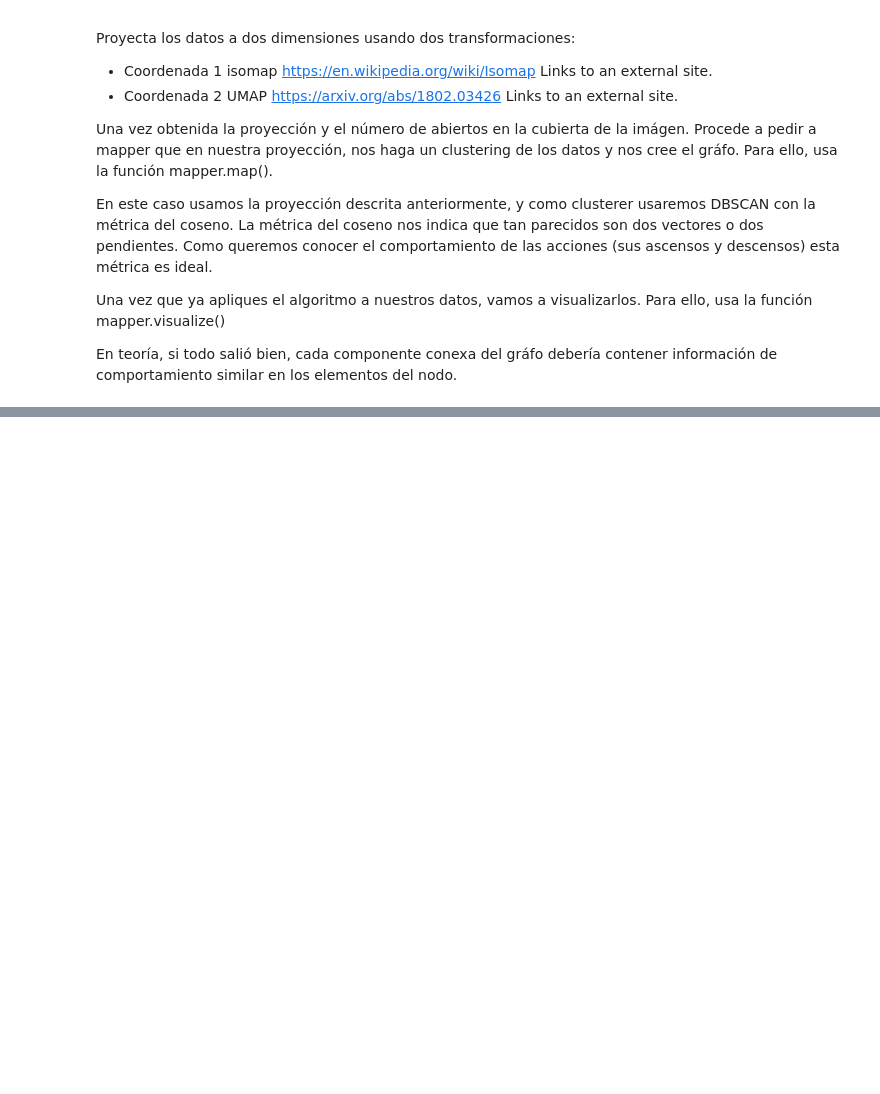
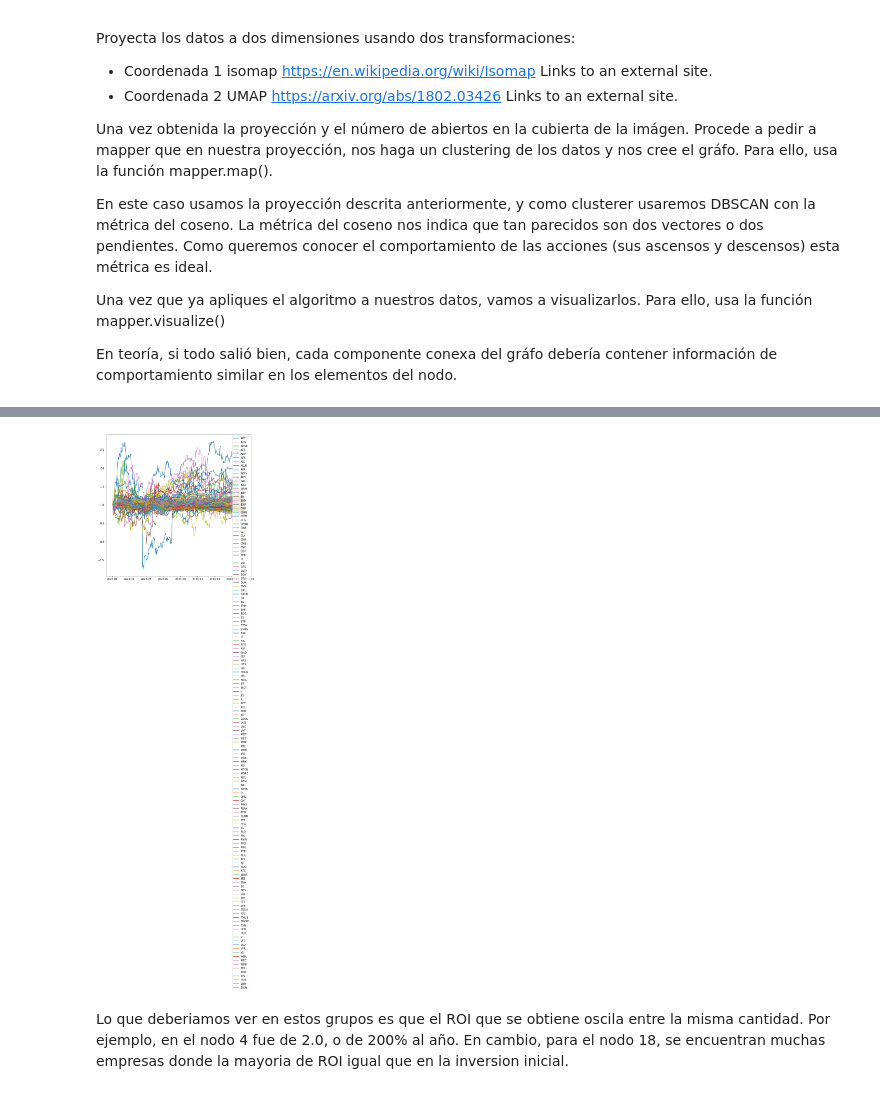
Before and after one commit to CastroMaster10/Applying-the-Mapper-Function, a Jupyter notebook: T3.ipynb, the cells around one changed output, grey strips where cells are left out. Saved outputs shown, nothing was run; the diff lists cells and outputs as text; code cells hidden in the pictures; blank space fills up the shorter version.

```diff
--- a/T3.ipynb
+++ b/T3.ipynb
@@ -242,0 +465,15 @@ En teoría, si todo salió bien, cada componente conexa del gráfo debería cont
+# %%
+#Nodo 18
+
+nodo18 = closing_prices_transpose_roi_nodes[closing_prices_transpose_roi_nodes["Category"] == 18]
+nodo18 = nodo18.iloc[:, :-1]
+nodo18 = nodo18.T
+# %%
+plt.figure(figsize=(10,10))
+plt.plot(nodo18)
+plt.legend(nodo18.columns)
+plt.show()
+# %% [output]
+[figure, added]
+# %% [markdown]
+Lo que deberiamos ver en estos grupos es que el ROI que se obtiene oscila entre la misma cantidad. Por ejemplo, en el nodo 4 fue de 2.0, o de 200% al año. En cambio, para el nodo 18, se encuentran muchas empresas donde la mayoria de ROI igual que en la inversion inicial.
```
Also changed, not shown: parts of 39 cells of this notebook, 2 other files.
